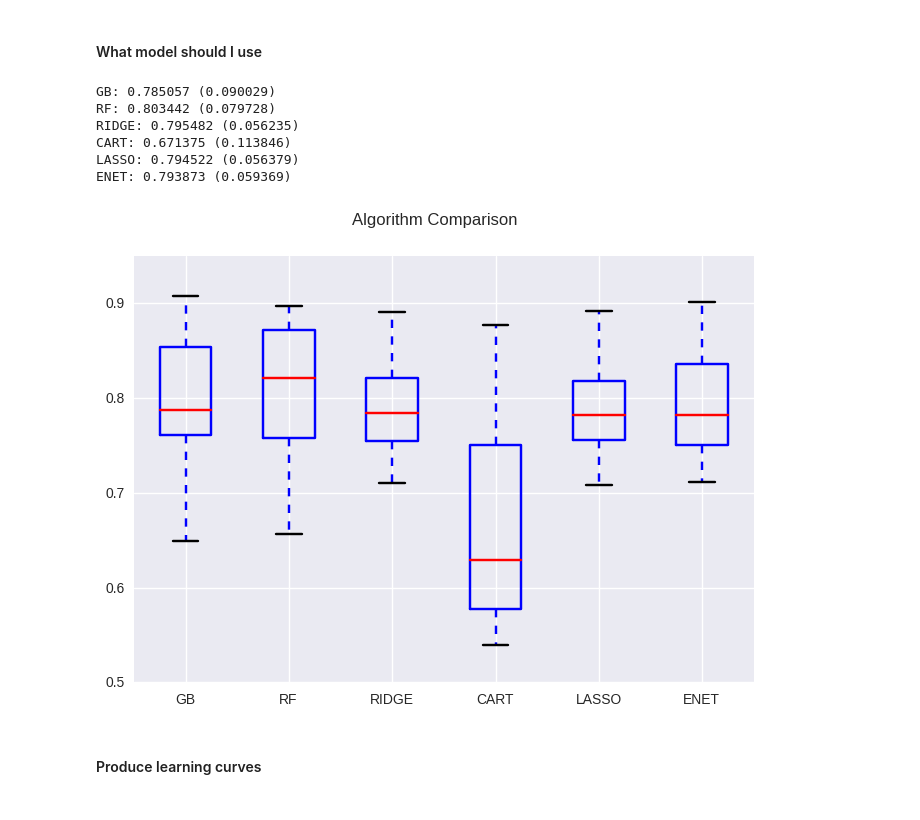
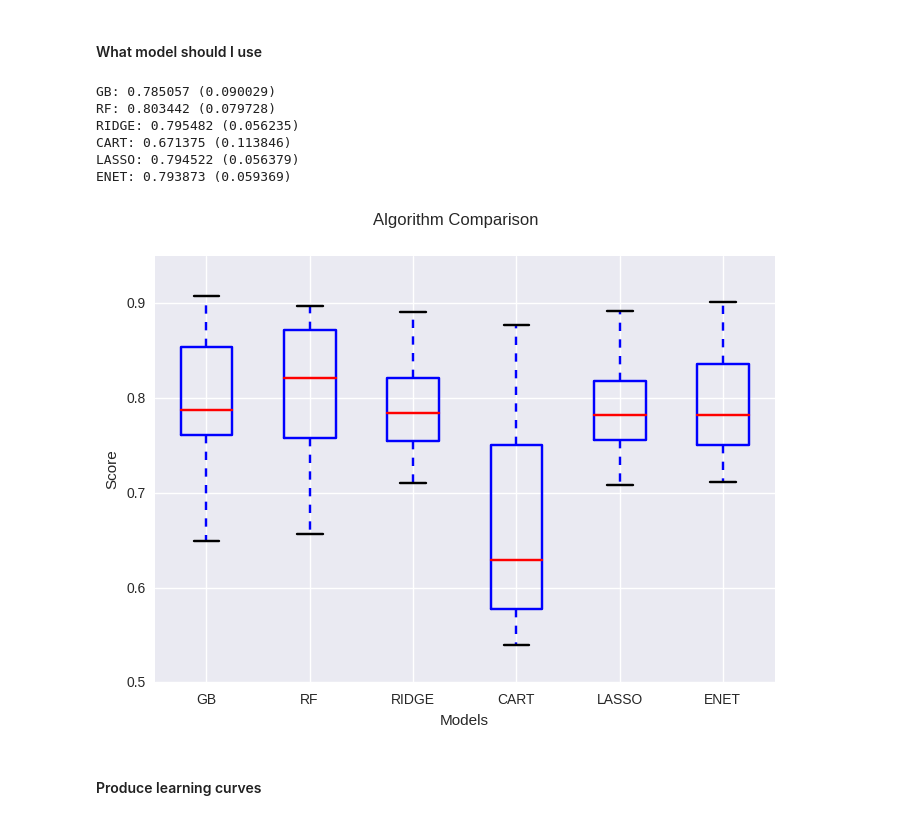
Before and after one commit to alpha-ibrahim/Talks, a Jupyter notebook: Talks-pydata_meetup/Model selection and evaluation.ipynb, the cells around one changed output. Drawn from its saved outputs; the diff is of its cells as text; code cells hidden in the pictures.

```diff
--- a/Talks-pydata_meetup/Model selection and evaluation.ipynb
+++ b/Talks-pydata_meetup/Model selection and evaluation.ipynb
@@ -293,34 +292,36 @@ models.append(('LASSO', Lasso(alpha=0.1)))
 models.append(('ENET',  ElasticNet(alpha=0.1, l1_ratio=0.7)))
 # evaluate each model in turn
 results = []
 names = []
 
 
 from sklearn.metrics import make_scorer
 scoring_func = make_scorer(performance_metric, greater_is_better=True)
 
 for name, model in models:
 	kfold = cross_validation.KFold(n=num_instances, n_folds=10, random_state=0)
 	cv_results = cross_validation.cross_val_score(model, X_train, y_train, cv=kfold, scoring=scoring_func)
 	results.append(cv_results)
 	names.append(name)
 	msg = "%s: %f (%f)" % (name, cv_results.mean(), cv_results.std())
 	print(msg)
 # boxplot algorithm comparison
 fig = plt.figure()
 fig.suptitle('Algorithm Comparison')
 ax = fig.add_subplot(111)
 plt.boxplot(results)
 ax.set_xticklabels(names)
+ax.set_xlabel('Models')
+ax.set_ylabel('Score')
 plt.show()
 # %% [output]
 GB: 0.785057 (0.090029)
 RF: 0.803442 (0.079728)
 RIDGE: 0.795482 (0.056235)
 CART: 0.671375 (0.113846)
 LASSO: 0.794522 (0.056379)
 ENET: 0.793873 (0.059369)
-[figure, old version]
+[figure, new version]
 # %% [markdown]
 #### Produce learning curves
 # %%
```
Also changed, not shown: parts of 8 cells of this notebook, 1 other file.
